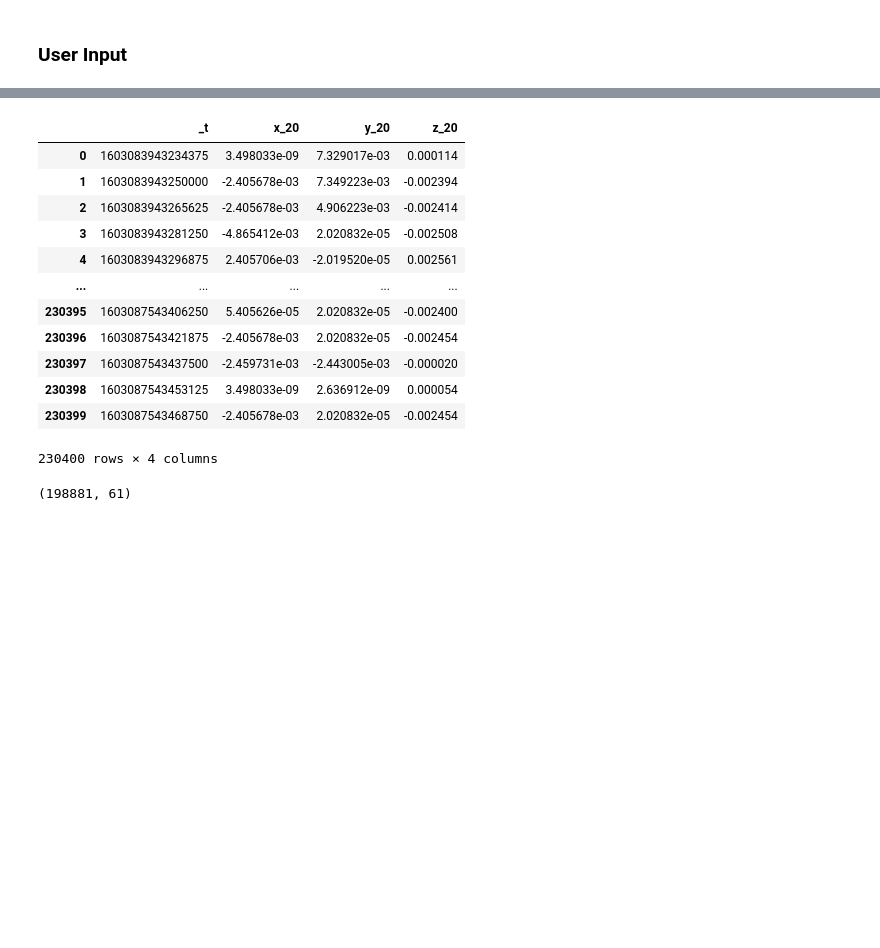
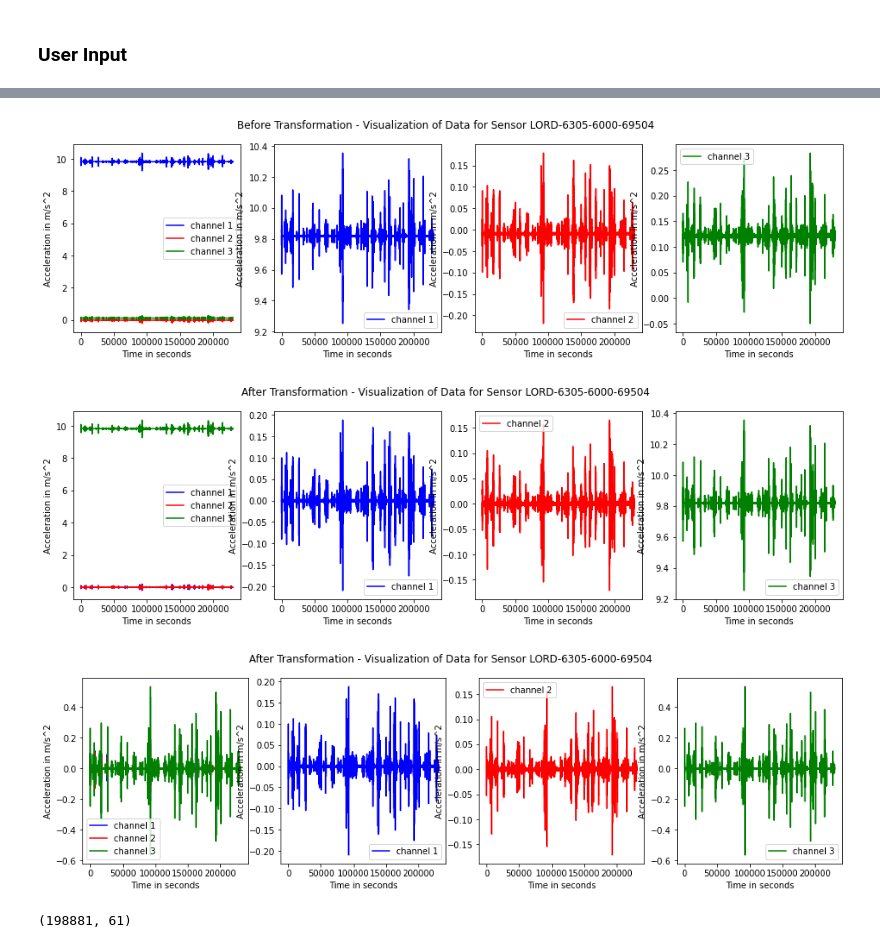
Before and after one commit to tanaydw/sap_smart_infra, a Jupyter notebook: Notebook.ipynb, the cells around one changed output, grey strips where cells are left out. Drawn from its saved outputs; the diff is of its cells as text; code cells hidden in the pictures; blank space fills up the shorter version.

Commit message:
added plots, no other update

```diff
--- a/Notebook.ipynb
+++ b/Notebook.ipynb
@@ -146,27 +146,19 @@ The coordinate system (x, y, z) is transformed into (u, v, w) such that the 'w'-
 
 After the transformation, the <b>50-th percentile of each sensor from each transformed axis</b>. This ensures that a zero mean signal is obtained which is later used as primary features in our model of data compression.
 # %%
+sensor_idx = 1
 test_df_list = []
 for s, sensor_name in enumerate(sensors):
-    temp_df = read_test_data(sensor_name, test_year, test_month, test_date, test_hour, s)
+    if s == sensor_idx:
+        temp_df = read_test_data(sensor_name, test_year, test_month, test_date, test_hour, s, True)
+    else:
+        temp_df = read_test_data(sensor_name, test_year, test_month, test_date, test_hour, s, False)
     test_df_list.append(temp_df)
-
-# Printing the transformed data for 20-th sensor
-display(test_df_list[19])
+plot_transformed_axis(test_df_list[sensor_idx], sensor_idx)
 # %% [output]
-|  | _t | x_20 | y_20 | z_20 |
-| 0 | 1603083943234375 | 3.498033e-09 | 7.329017e-03 | 0.000114 |
-| 1 | 1603083943250000 | -2.405678e-03 | 7.349223e-03 | -0.002394 |
-| 2 | 1603083943265625 | -2.405678e-03 | 4.906223e-03 | -0.002414 |
-| 3 | 1603083943281250 | -4.865412e-03 | 2.020832e-05 | -0.002508 |
-| 4 | 1603083943296875 | 2.405706e-03 | -2.019520e-05 | 0.002561 |
-| ... | ... | ... | ... | ... |
-| 230395 | 1603087543406250 | 5.405626e-05 | 2.020832e-05 | -0.002400 |
-| 230396 | 1603087543421875 | -2.405678e-03 | 2.020832e-05 | -0.002454 |
-| 230397 | 1603087543437500 | -2.459731e-03 | -2.443005e-03 | -0.000020 |
-| 230398 | 1603087543453125 | 3.498033e-09 | 2.636912e-09 | 0.000054 |
-| 230399 | 1603087543468750 | -2.405678e-03 | 2.020832e-05 | -0.002454 |
-230400 rows × 4 columns
+[figure, added]
+[figure, added]
+[figure, added]
 # %%
 # Concatenating into single dataframe
 # NOTE - Time stamps will be dropped for which there is atleast one missing data
```
Also changed, not shown: parts of 21 cells of this notebook, 1 other file.
